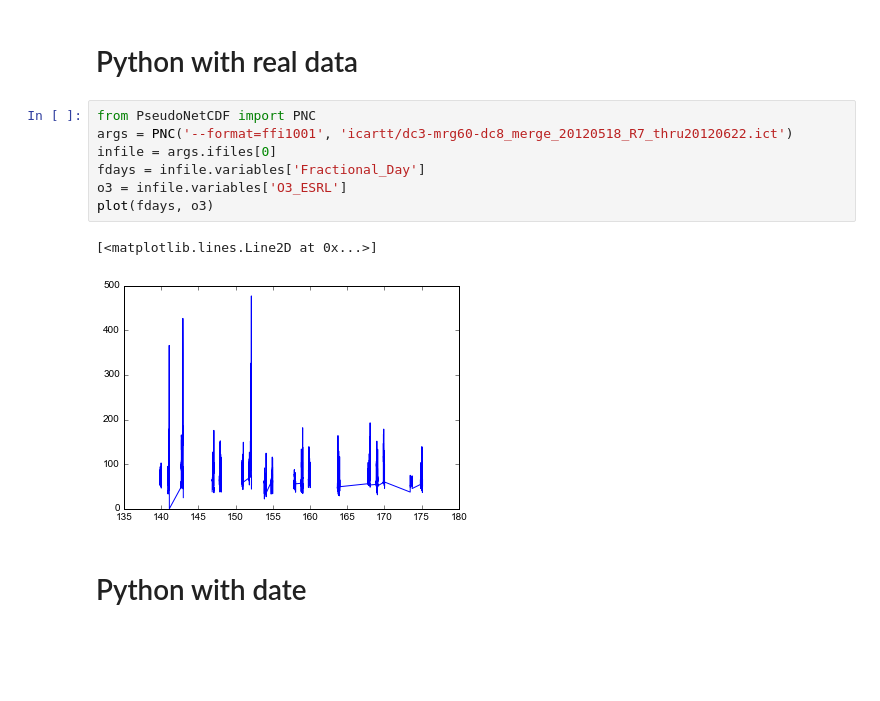
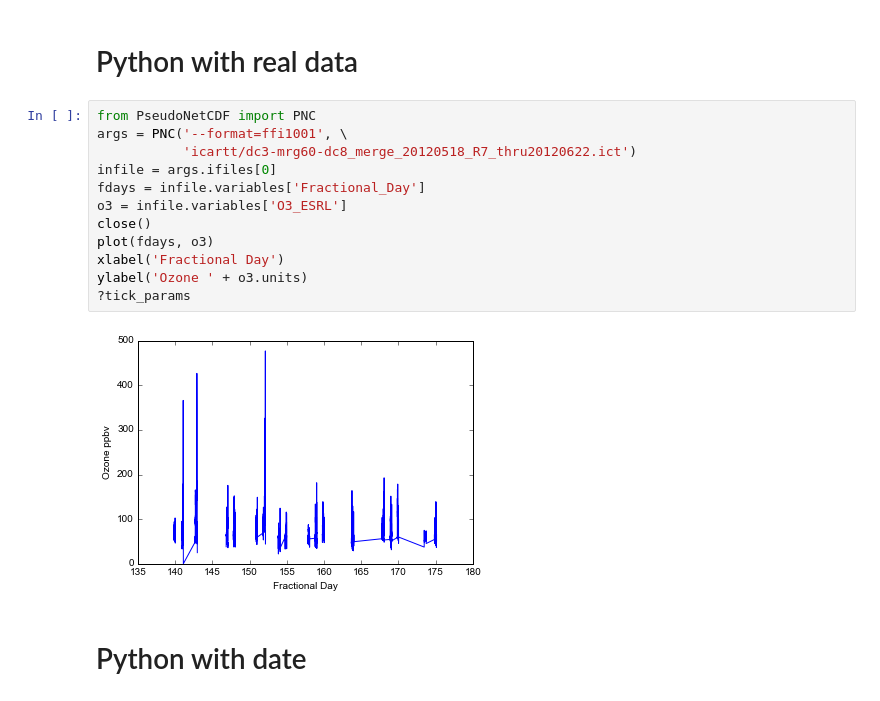
Before and after one commit to barronh/GCandPython, a Jupyter notebook: PNC_02Figures.ipynb, the cells around one changed output. Drawn from its saved outputs; the diff is of its cells as text; blank space fills up the shorter version.

```diff
--- a/PNC_02Figures.ipynb
+++ b/PNC_02Figures.ipynb
@@ -147,14 +185,18 @@ legend()
 # Python with real data
 # %%
 from PseudoNetCDF import PNC
-args = PNC('--format=ffi1001', 'icartt/dc3-mrg60-dc8_merge_20120518_R7_thru20120622.ict')
+args = PNC('--format=ffi1001', \
+           'icartt/dc3-mrg60-dc8_merge_20120518_R7_thru20120622.ict')
 infile = args.ifiles[0]
 fdays = infile.variables['Fractional_Day']
 o3 = infile.variables['O3_ESRL']
+close()
 plot(fdays, o3)
+xlabel('Fractional Day')
+ylabel('Ozone ' + o3.units)
+?tick_params
 # %% [output]
-[<matplotlib.lines.Line2D at 0x...>]
-[figure, old version]
+[figure, new version]
 # %% [markdown]
 # Python with date
 # %%
```
Also changed, not shown: parts of 62 cells of this notebook, 4 other files.
